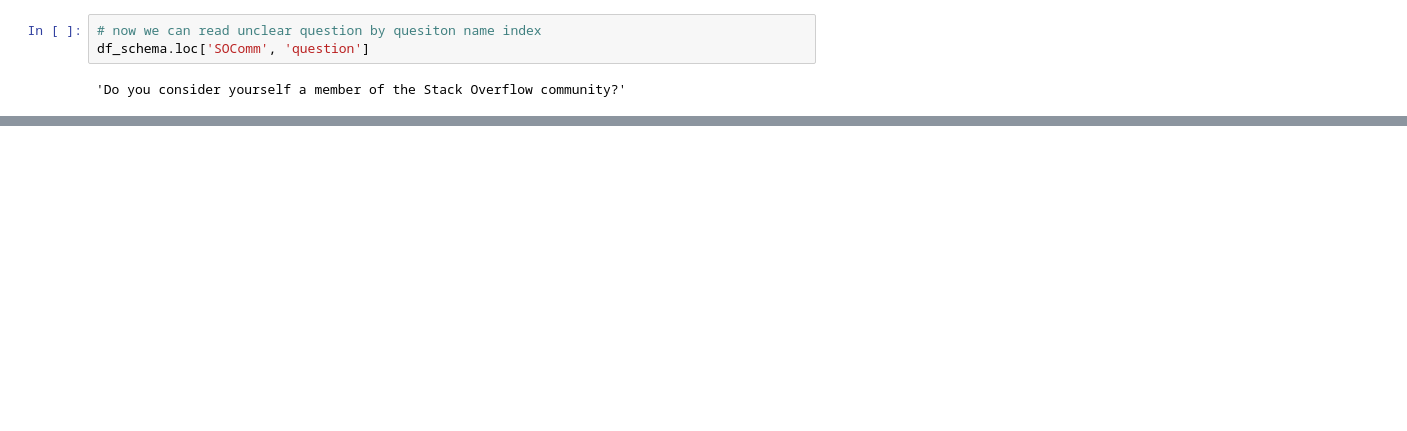
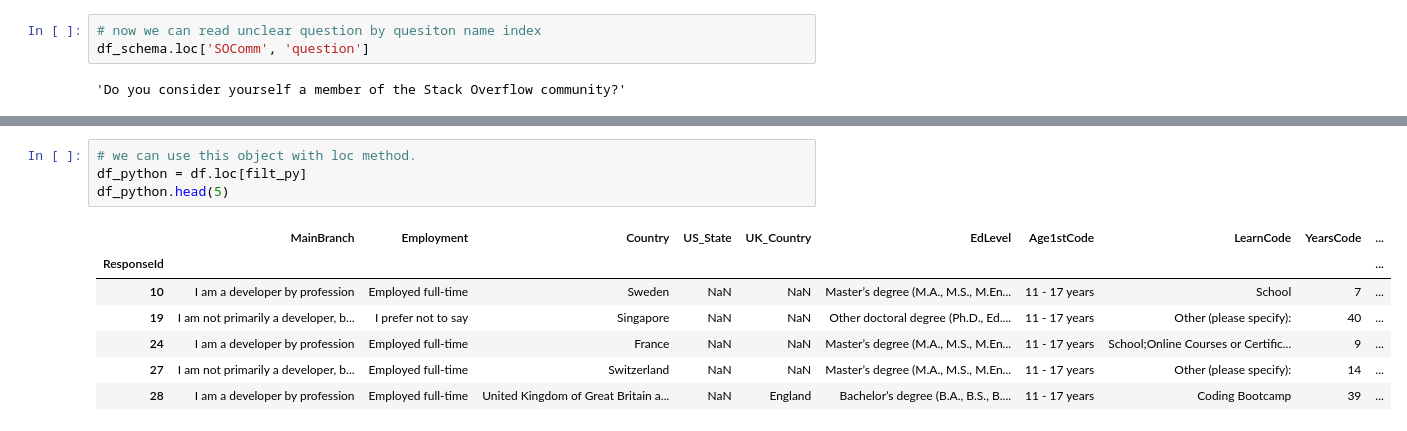
Before and after one commit to KekStroke/pandas-practice, a Jupyter notebook: Pandas Demo.ipynb, the cells around one changed output, grey strips where cells are left out. Drawn from its saved outputs; the diff is of its cells as text; blank space fills up the shorter version.

```diff
--- a/Pandas Demo.ipynb
+++ b/Pandas Demo.ipynb
@@ -173,0 +174,12 @@ df_schema
+# %%
+# we can use this object with loc method.
+df_python = df.loc[filt_py]
+df_python.head(5)
+# %% [output]
+|  | MainBranch | Employment | Country | US_State | UK_Country | EdLevel | Age1stCode | LearnCode | YearsCode | ... |
+| ResponseId |  |  |  |  |  |  |  |  |  | ... |
+| 10 | I am a developer by profession | Employed full-time | Sweden | NaN | NaN | Master’s degree (M.A., M.S., M.En... | 11 - 17 years | School | 7 | ... |
+| 19 | I am not primarily a developer, b... | I prefer not to say | Singapore | NaN | NaN | Other doctoral degree (Ph.D., Ed.... | 11 - 17 years | Other (please specify): | 40 | ... |
+| 24 | I am a developer by profession | Employed full-time | France | NaN | NaN | Master’s degree (M.A., M.S., M.En... | 11 - 17 years | School;Online Courses or Certific... | 9 | ... |
+| 27 | I am not primarily a developer, b... | Employed full-time | Switzerland | NaN | NaN | Master’s degree (M.A., M.S., M.En... | 11 - 17 years | Other (please specify): | 14 | ... |
+| 28 | I am a developer by profession | Employed full-time | United Kingdom of Great Britain a... | NaN | England | Bachelor’s degree (B.A., B.S., B.... | 11 - 17 years | Coding Bootcamp | 39 | ... |
```
Also changed, not shown: parts of 10 cells of this notebook, 1 other file.
